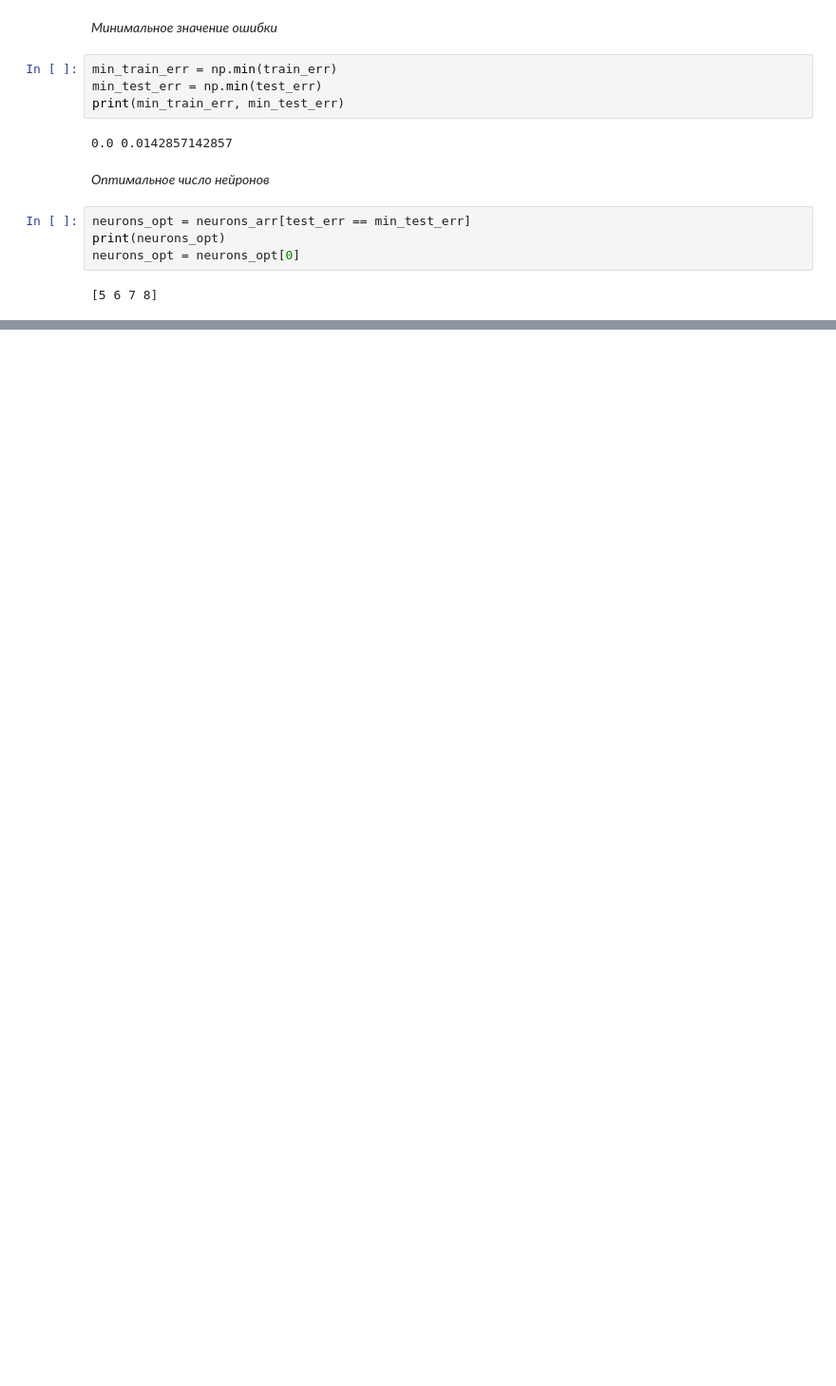
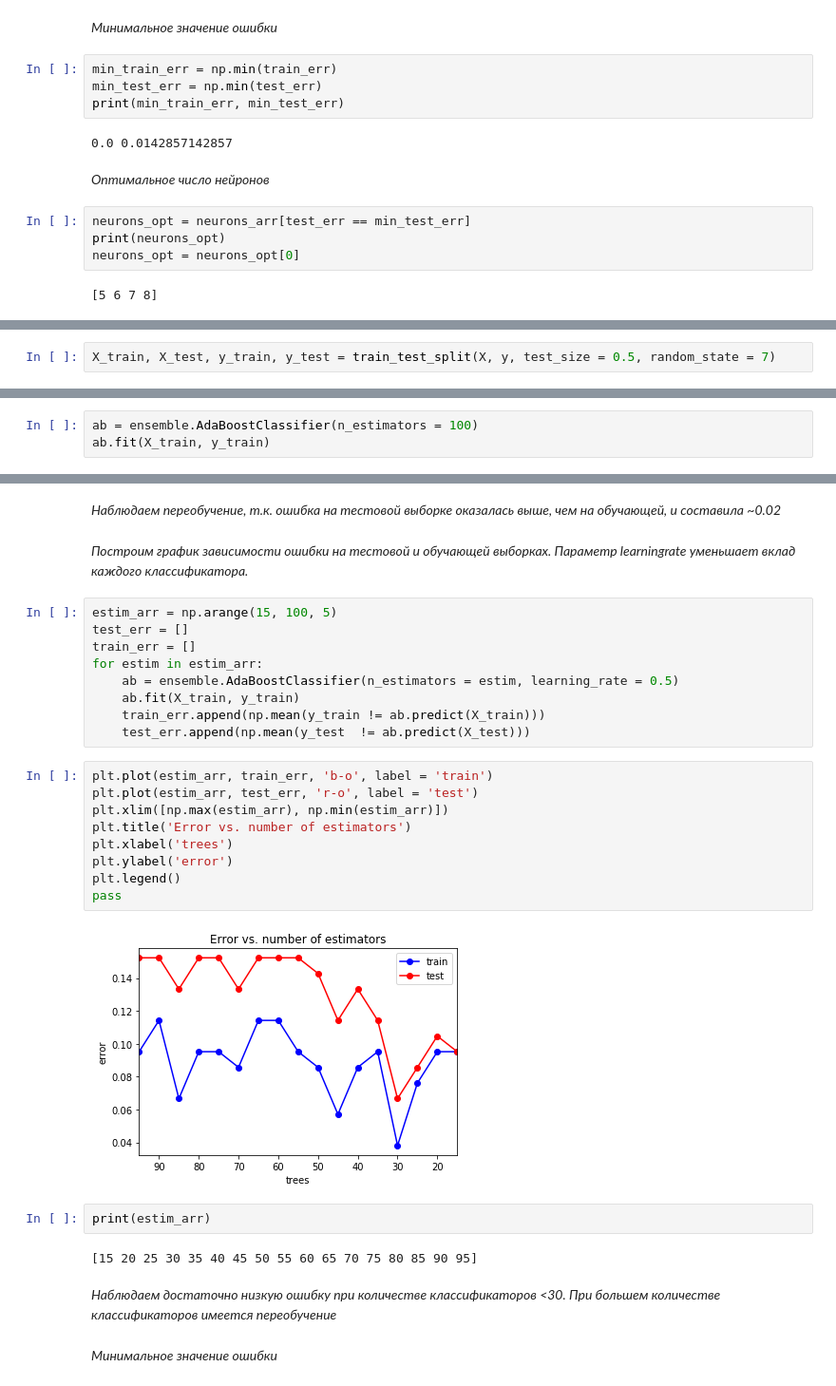
Before and after one commit to ValManP/MachineLearningCourse, a Jupyter notebook: ML_seeds_hw_Pozdiaev.ipynb, the cells around one changed output, grey strips where cells are left out. Shown: that part at 95% size. Cells and saved outputs as stored; diff of their text form; blank space fills up the shorter version.

```diff
--- a/ML_seeds_hw_Pozdiaev.ipynb
+++ b/ML_seeds_hw_Pozdiaev.ipynb
@@ -885,0 +1047,2 @@ neurons_opt = neurons_opt[0]
+# %%
+X_train, X_test, y_train, y_test = train_test_split(X, y, test_size = 0.5, random_state = 7)
@@ -885,0 +1051,3 @@ neurons_opt = neurons_opt[0]
+# %%
+ab = ensemble.AdaBoostClassifier(n_estimators = 100)
+ab.fit(X_train, y_train)
@@ -885,0 +1066,32 @@ neurons_opt = neurons_opt[0]
+# %% [markdown]
+_Наблюдаем переобучение, т.к. ошибка на тестовой выборке оказалась выше, чем на обучающей, и составила ~0.02_
+# %% [markdown]
+_Построим график зависимости ошибки на тестовой и обучающей выборках. Параметр learningrate уменьшает вклад каждого классификатора._
+# %%
+estim_arr = np.arange(15, 100, 5)
+test_err = []
+train_err = []
+for estim in estim_arr:
+    ab = ensemble.AdaBoostClassifier(n_estimators = estim, learning_rate = 0.5)
+    ab.fit(X_train, y_train)
+    train_err.append(np.mean(y_train != ab.predict(X_train)))
+    test_err.append(np.mean(y_test  != ab.predict(X_test)))
+# %%
+plt.plot(estim_arr, train_err, 'b-o', label = 'train')
+plt.plot(estim_arr, test_err, 'r-o', label = 'test')
+plt.xlim([np.max(estim_arr), np.min(estim_arr)])
+plt.title('Error vs. number of estimators')
+plt.xlabel('trees')
+plt.ylabel('error')
+plt.legend()
+pass
+# %% [output]
+[figure, added]
+# %%
+print(estim_arr)
+# %% [output]
+[15 20 25 30 35 40 45 50 55 60 65 70 75 80 85 90 95]
+# %% [markdown]
+_Наблюдаем достаточно низкую ошибку при количестве классификаторов <30. При большем количестве классификаторов имеется переобучение_
+# %% [markdown]
+_Минимальное значение ошибки_
```
Also changed, not shown: parts of 63 cells of this notebook.
